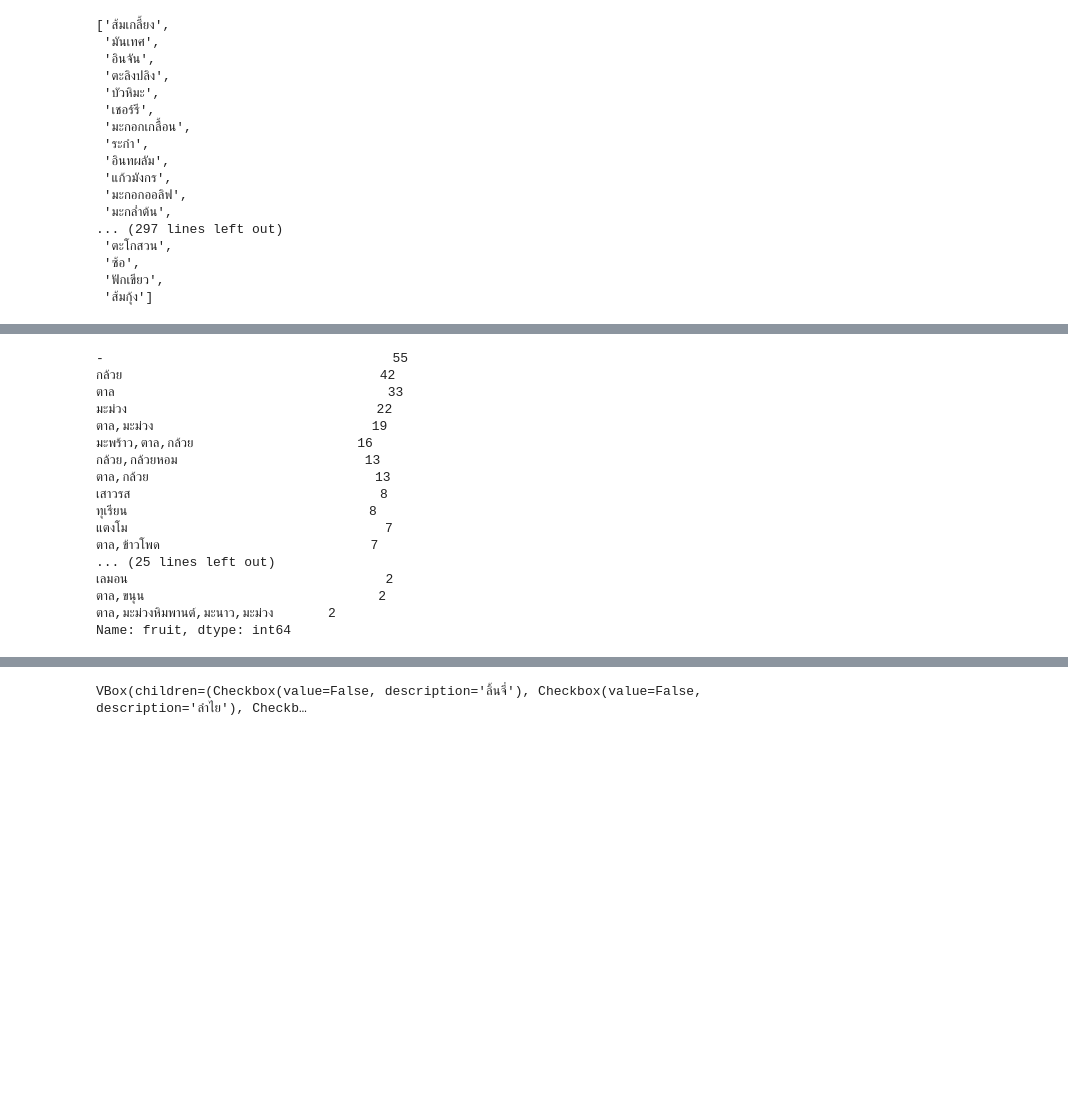
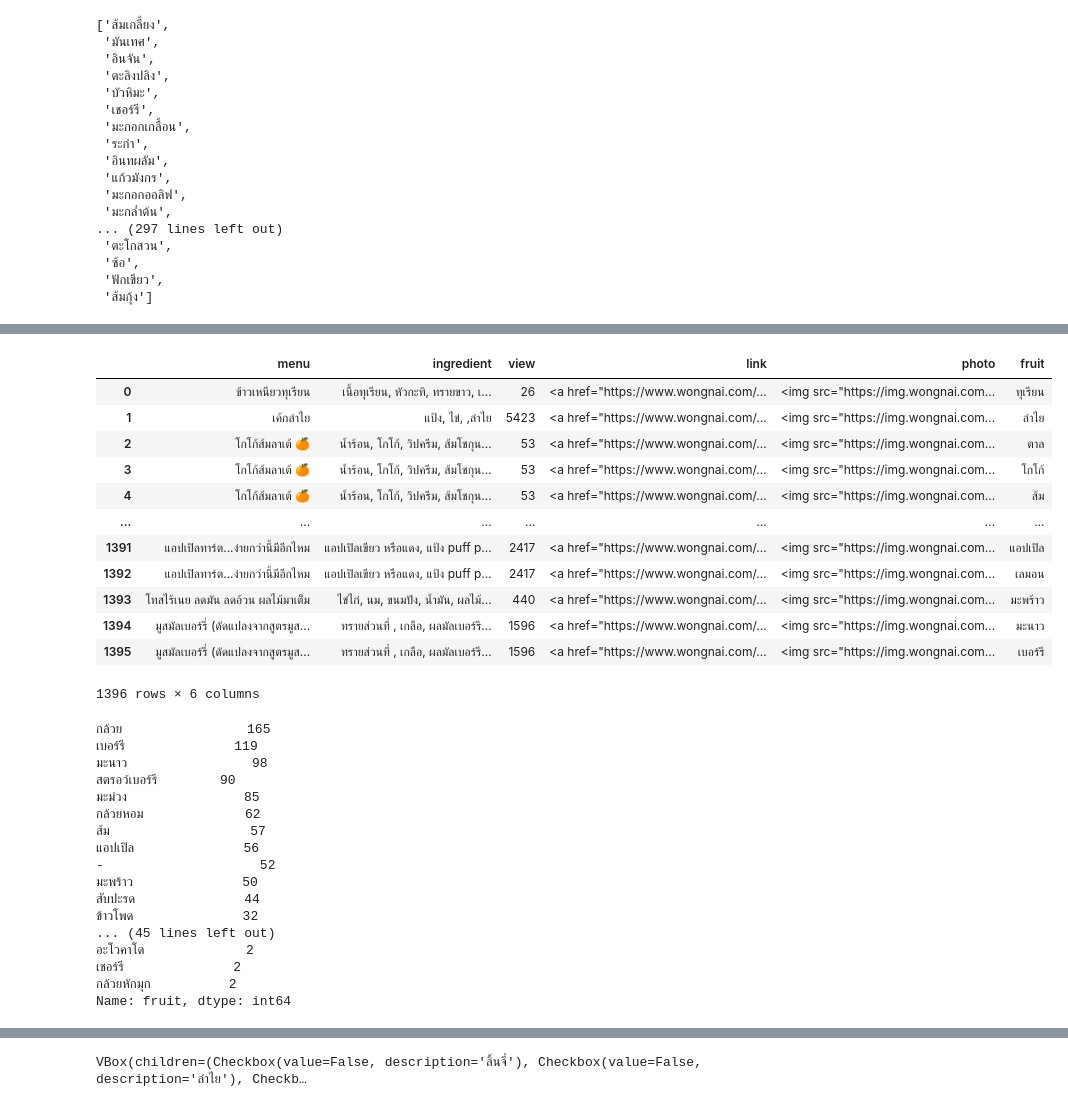
Before and after one commit to Bankphakdee/Find_recipes, a Jupyter notebook: fruit_data_formatted.ipynb, the cells around one changed output, grey strips where cells are left out. Saved outputs shown, nothing was run; the diff lists cells and outputs as text; code cells hidden in the pictures; blank space fills up the shorter version.

Commit message:
edit data

```diff
--- a/fruit_data_formatted.ipynb
+++ b/fruit_data_formatted.ipynb
@@ -92,0 +121,9 @@ fruit
+# %%
+#add fruit  '' '่'
+fruit=[]
+for i in fruit_c:
+    if len(i)>1:
+        fruit.append(i)
+for j in ['พีช','เมล่อน','สตรอว์เบอร์รี','มะยงชิด','เบอร์รี']:
+        fruit.append(j)
+fruit
@@ -92,0 +148,11 @@ fruit
+# %%
+#rectify word in table
+table_del=['น้ำตาล','น้ำตาลทราย','น้ำตาลปี๊บ','จากสวนหลังบ้าน','จากกาแฟ','แก้วกาแฟ','สไปรูลิน่า','flaxseeds จาก superfoods',' flax seeds จาก superfoods','spirulina powder จาก superfoods','kale powder จาก superfoods','chia seeds จาก superfoods','flaxseeds จาก superfoods','acai powder จาก superfoods','maca powerder จาก superfoods']
+table_straw=['สตรอว์เบอร์รี่','สตรอว์เบอรี่','สตรอว์เบอรี','สตรอเบอร์รี่','สตรอเบอร์รี','สตรอเบอรี่','สตรอเบอรี','สตอเบอรี่','สตอเบอรี','สตอเบอร์รี่','สตอเบอร์รี']
+for i in table_del:
+    table['ingredient']=table['ingredient'].str.replace(i,'')
+for i in table_straw:
+    table['ingredient']=table['ingredient'].str.replace(i,'สตรอว์เบอร์รี')
+table['ingredient']=table['ingredient'].str.replace('แอปเปิ้ล','แอปเปิล').str.replace('เบอรี่','เบอร์รี').str.replace('เบอร์รี่','เบอร์รี').str.replace('เปลือกแก้งมังกร','เปลือกแก้วมังกร').str.replace('กล้วยน้ำหว้า','กล้วยน้ำว้า').str.replace('สัปปะรด','สับปะรด').str.replace('อินทผาลัม','อินทผลัม').str.replace('กรีวี่','กีวี').str.replace('กีวี่','กีวี').str.replace('แตงไท','แตงไทย')
+table_ing=table['ingredient']
+table_ing
@@ -93,5 +172,6 @@ fruit
 # %%
-ing_find=table['ingredient']
+#ing_find=table['ingredient']
+ing_find=table_ing
 fruit_have=[]
 for i in ing_find:
     list_fruit=''
@@ -108,7 +188,7 @@ for i in ing_find:
         fruit_have.append('-')
 # %%
 #create dataframe
-table = pd.DataFrame({'menu': menu, 'ingredient': ing,'fruit': fruit_have,
+table = pd.DataFrame({'menu': menu, 'ingredient': table_ing,'fruit': fruit_have,
                       'view': view, 'link':link, 'photo':img})
 pd.set_option('display.max_colwidth', -1)
 table['ingredient'] =  table['ingredient'].apply(lambda x: re.sub(r"[^\u0E00-\u0E7Fa-zA-Z' ,]|^'|'$|''",'', str(x))) #remove emoji
@@ -120,20 +198,37 @@ menu_count=
+# %%
+fcount=(table.set_index(['menu','ingredient','view','link','photo']).apply(lambda x: x.str.split(',').explode()).reset_index())
+fcount
+# %% [output]
+|  | menu | ingredient | view | link | photo | fruit |
+| 0 | ข้าวเหนียวทุเรียน | เนื้อทุเรียน, หัวกะทิ, ทรายขาว, เ... | 26 | <a href="https://www.wongnai.com/... | <img src="https://img.wongnai.com... | ทุเรียน |
+| 1 | เค้กลำไย | แป้ง, ไข่, ,ลำไย | 5423 | <a href="https://www.wongnai.com/... | <img src="https://img.wongnai.com... | ลำไย |
+| 2 | โกโก้ส้มลาเต้ 🍊 | น้ำร้อน, โกโก้, วิปครีม, ส้มโชกุน... | 53 | <a href="https://www.wongnai.com/... | <img src="https://img.wongnai.com... | ตาล |
+| 3 | โกโก้ส้มลาเต้ 🍊 | น้ำร้อน, โกโก้, วิปครีม, ส้มโชกุน... | 53 | <a href="https://www.wongnai.com/... | <img src="https://img.wongnai.com... | โกโก้ |
+| 4 | โกโก้ส้มลาเต้ 🍊 | น้ำร้อน, โกโก้, วิปครีม, ส้มโชกุน... | 53 | <a href="https://www.wongnai.com/... | <img src="https://img.wongnai.com... | ส้ม |
+| ... | ... | ... | ... | ... | ... | ... |
+| 1391 | แอปเปิลทาร์ต...ง่ายกว่านี้มีอีกไหม | แอปเปิลเขียว หรือแดง, แป้ง puff p... | 2417 | <a href="https://www.wongnai.com/... | <img src="https://img.wongnai.com... | แอปเปิล |
+| 1392 | แอปเปิลทาร์ต...ง่ายกว่านี้มีอีกไหม | แอปเปิลเขียว หรือแดง, แป้ง puff p... | 2417 | <a href="https://www.wongnai.com/... | <img src="https://img.wongnai.com... | เลมอน |
+| 1393 | โทสไร้เนย ลดมัน ลดอ้วน ผลไม้มาเต็ม | ไข่ไก่, นม, ขนมปัง, น้ำมัน, ผลไม้... | 440 | <a href="https://www.wongnai.com/... | <img src="https://img.wongnai.com... | มะพร้าว |
+| 1394 | มูสมัลเบอร์รี่ (ดัดแปลงจากสูตรมูส... | ทรายส่วนที่ , เกลือ, ผลมัลเบอร์รี... | 1596 | <a href="https://www.wongnai.com/... | <img src="https://img.wongnai.com... | มะนาว |
+| 1395 | มูสมัลเบอร์รี่ (ดัดแปลงจากสูตรมูส... | ทรายส่วนที่ , เกลือ, ผลมัลเบอร์รี... | 1596 | <a href="https://www.wongnai.com/... | <img src="https://img.wongnai.com... | เบอร์รี |
+1396 rows × 6 columns
 # %%
-table['fruit'].value_counts().head(40)
+fcount['fruit'].value_counts().head(60)
 # %% [output]
--                                     55
-กล้วย                                 42
-ตาล                                   33
-มะม่วง                                22
-ตาล,มะม่วง                            19
-มะพร้าว,ตาล,กล้วย                     16
-กล้วย,กล้วยหอม                        13
-ตาล,กล้วย                             13
-เสาวรส                                8
-ทุเรียน                               8
-แตงโม                                 7
-ตาล,ข้าวโพด                           7
-... (25 lines left out)
-เลมอน                                 2
-ตาล,ขนุน                              2
-ตาล,มะม่วงหิมพานต์,มะนาว,มะม่วง       2
+กล้วย                165
+เบอร์รี              119
+มะนาว                98
+สตรอว์เบอร์รี        90
+มะม่วง               85
+กล้วยหอม             62
+ส้ม                  57
+แอปเปิล              56
+-                    52
+มะพร้าว              50
+สับปะรด              44
+ข้าวโพด              32
+... (45 lines left out)
+อะโวคาโด             2
+เชอร์รี              2
+กล้วยหักมุก          2
 Name: fruit, dtype: int64
```
Also changed, not shown: parts of 19 cells of this notebook.
